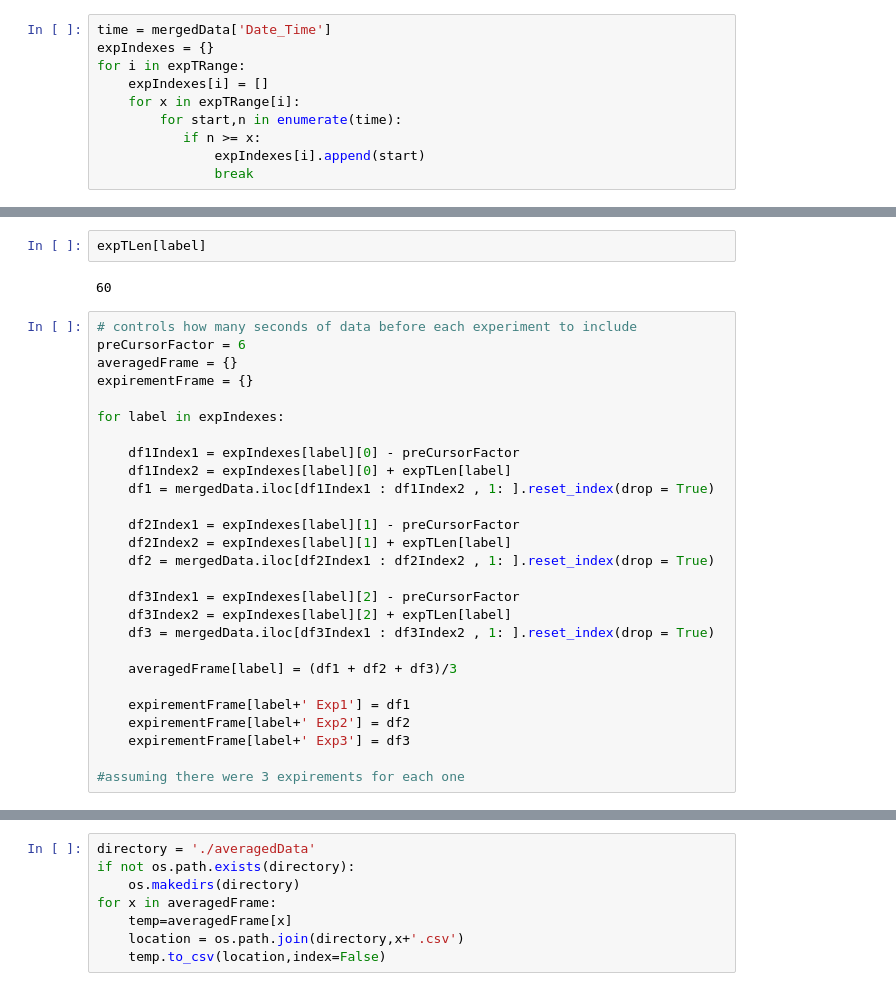
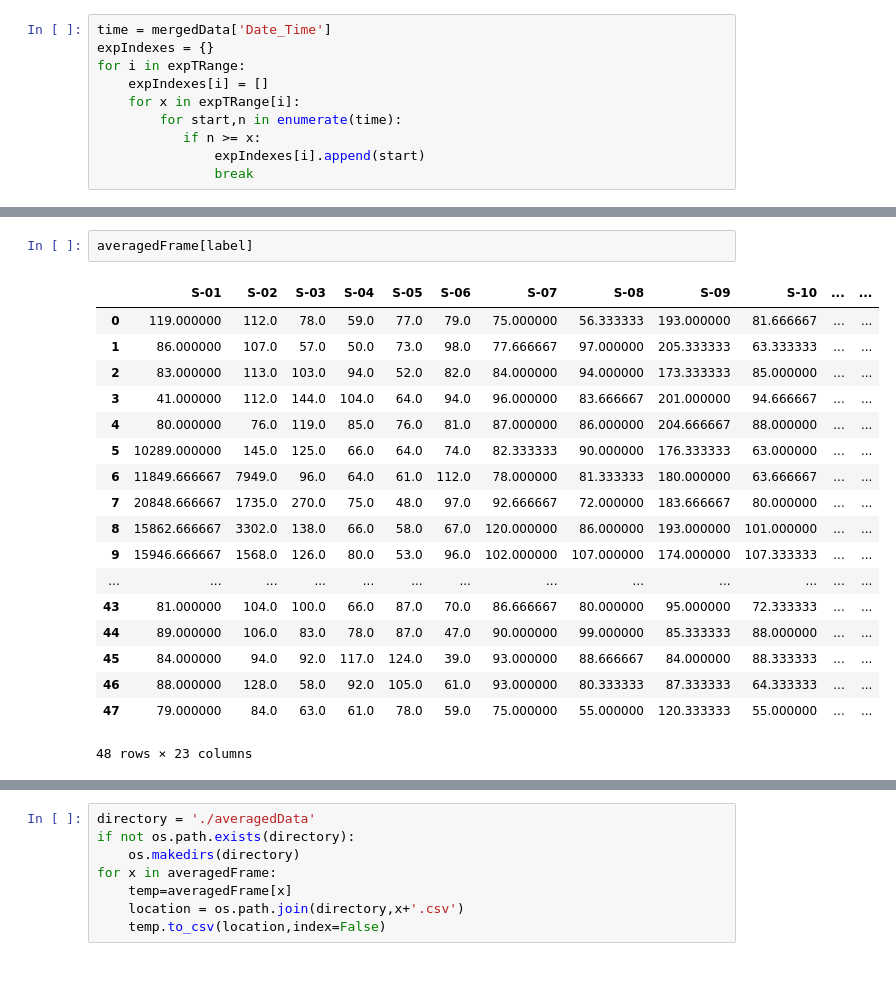
Before and after one commit to rrochlin/UWMed4-19, a Jupyter notebook: dataCleaning.ipynb, the cells around one changed output, grey strips where cells are left out. Saved outputs shown, nothing was run; the diff lists cells and outputs as text.

Commit message:
made the DataCleaning process more straightforward

```diff
--- a/dataCleaning.ipynb
+++ b/dataCleaning.ipynb
@@ -363,31 +337,21 @@ for i in expTRange:
 # %%
-expTLen[label]
+averagedFrame[label]
 # %% [output]
+|  | S-01 | S-02 | S-03 | S-04 | S-05 | S-06 | S-07 | S-08 | S-09 | S-10 | ... | ... |
+| 0 | 119.000000 | 112.0 | 78.0 | 59.0 | 77.0 | 79.0 | 75.000000 | 56.333333 | 193.000000 | 81.666667 | ... | ... |
+| 1 | 86.000000 | 107.0 | 57.0 | 50.0 | 73.0 | 98.0 | 77.666667 | 97.000000 | 205.333333 | 63.333333 | ... | ... |
+| 2 | 83.000000 | 113.0 | 103.0 | 94.0 | 52.0 | 82.0 | 84.000000 | 94.000000 | 173.333333 | 85.000000 | ... | ... |
+| 3 | 41.000000 | 112.0 | 144.0 | 104.0 | 64.0 | 94.0 | 96.000000 | 83.666667 | 201.000000 | 94.666667 | ... | ... |
+| 4 | 80.000000 | 76.0 | 119.0 | 85.0 | 76.0 | 81.0 | 87.000000 | 86.000000 | 204.666667 | 88.000000 | ... | ... |
+| 5 | 10289.000000 | 145.0 | 125.0 | 66.0 | 64.0 | 74.0 | 82.333333 | 90.000000 | 176.333333 | 63.000000 | ... | ... |
+| 6 | 11849.666667 | 7949.0 | 96.0 | 64.0 | 61.0 | 112.0 | 78.000000 | 81.333333 | 180.000000 | 63.666667 | ... | ... |
+| 7 | 20848.666667 | 1735.0 | 270.0 | 75.0 | 48.0 | 97.0 | 92.666667 | 72.000000 | 183.666667 | 80.000000 | ... | ... |
+| 8 | 15862.666667 | 3302.0 | 138.0 | 66.0 | 58.0 | 67.0 | 120.000000 | 86.000000 | 193.000000 | 101.000000 | ... | ... |
+| 9 | 15946.666667 | 1568.0 | 126.0 | 80.0 | 53.0 | 96.0 | 102.000000 | 107.000000 | 174.000000 | 107.333333 | ... | ... |
+| ... | ... | ... | ... | ... | ... | ... | ... | ... | ... | ... | ... | ... |
+| 43 | 81.000000 | 104.0 | 100.0 | 66.0 | 87.0 | 70.0 | 86.666667 | 80.000000 | 95.000000 | 72.333333 | ... | ... |
+| 44 | 89.000000 | 106.0 | 83.0 | 78.0 | 87.0 | 47.0 | 90.000000 | 99.000000 | 85.333333 | 88.000000 | ... | ... |
+| 45 | 84.000000 | 94.0 | 92.0 | 117.0 | 124.0 | 39.0 | 93.000000 | 88.666667 | 84.000000 | 88.333333 | ... | ... |
+| 46 | 88.000000 | 128.0 | 58.0 | 92.0 | 105.0 | 61.0 | 93.000000 | 80.333333 | 87.333333 | 64.333333 | ... | ... |
+| 47 | 79.000000 | 84.0 | 63.0 | 61.0 | 78.0 | 59.0 | 75.000000 | 55.000000 | 120.333333 | 55.000000 | ... | ... |
-60
+48 rows × 23 columns
-# %%
-# controls how many seconds of data before each experiment to include
-preCursorFactor = 6
-averagedFrame = {}
-expirementFrame = {}
-
-for label in expIndexes:
-
-    df1Index1 = expIndexes[label][0] - preCursorFactor
-    df1Index2 = expIndexes[label][0] + expTLen[label]
-    df1 = mergedData.iloc[df1Index1 : df1Index2 , 1: ].reset_index(drop = True)
-
-    df2Index1 = expIndexes[label][1] - preCursorFactor
-    df2Index2 = expIndexes[label][1] + expTLen[label]
-    df2 = mergedData.iloc[df2Index1 : df2Index2 , 1: ].reset_index(drop = True)
-
-    df3Index1 = expIndexes[label][2] - preCursorFactor
-    df3Index2 = expIndexes[label][2] + expTLen[label]
-    df3 = mergedData.iloc[df3Index1 : df3Index2 , 1: ].reset_index(drop = True)
-
-    averagedFrame[label] = (df1 + df2 + df3)/3
-
-    expirementFrame[label+' Exp1'] = df1
-    expirementFrame[label+' Exp2'] = df2
-    expirementFrame[label+' Exp3'] = df3
-
-#assuming there were 3 expirements for each one
```
Also changed, not shown: parts of 24 cells of this notebook, 3 other files.
